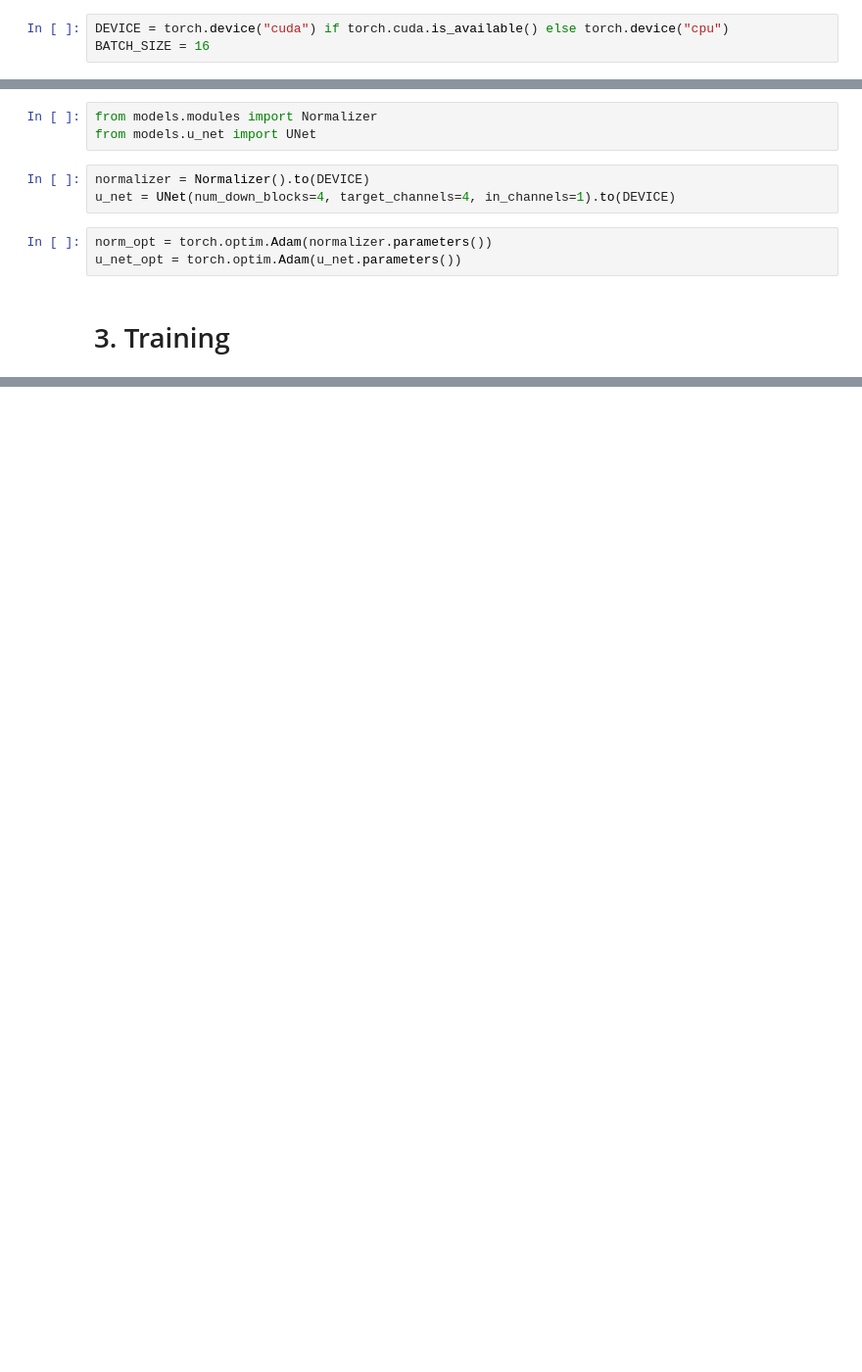
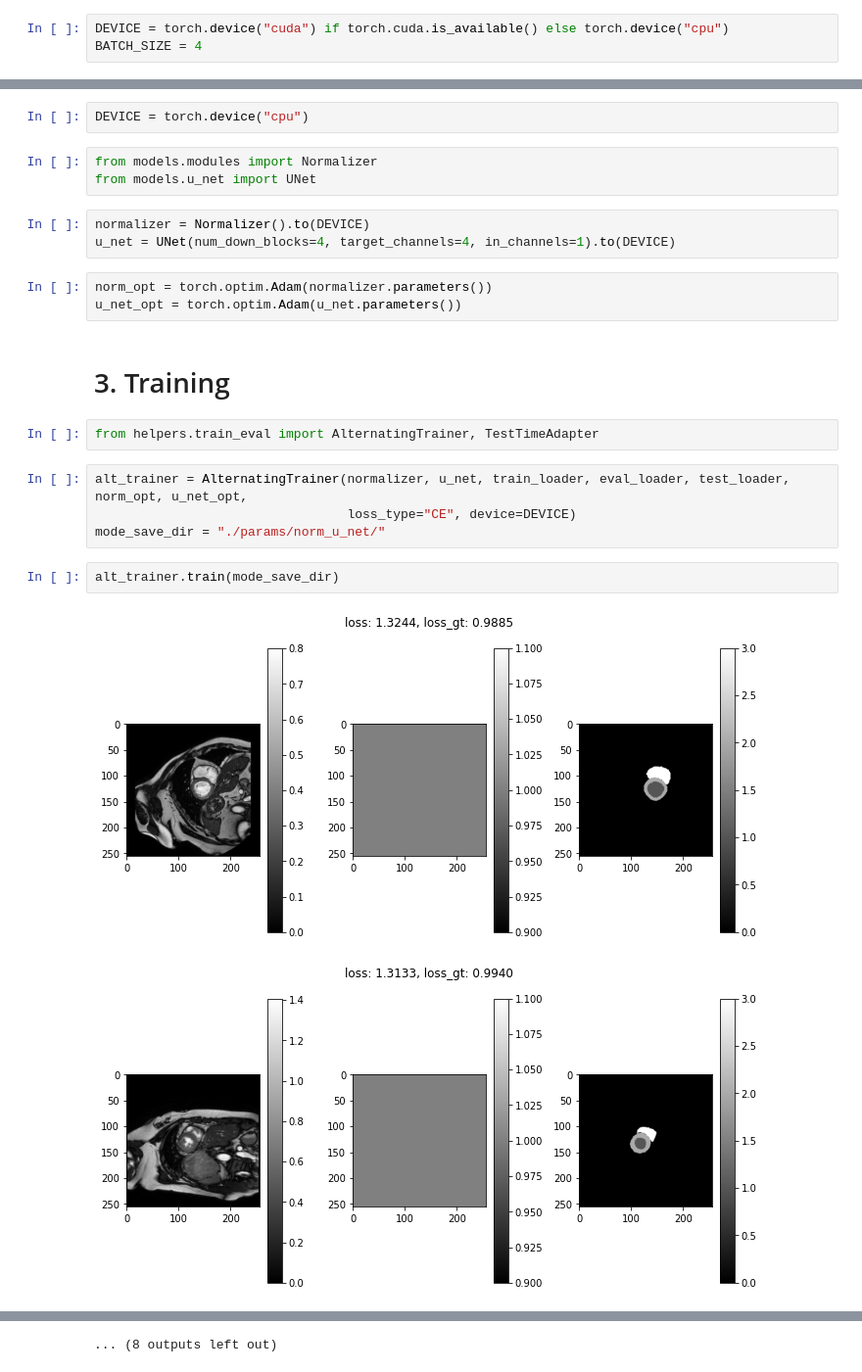
Before and after one commit to 10258392511/SemesterProject1, a Jupyter notebook: run_alternating_opt.ipynb, the cells around one changed output, grey strips where cells are left out. Shown at 98% size. Saved outputs shown, nothing was run; the diff lists cells and outputs as text; blank space fills up the shorter version.

Commit message:
tested AlternatingTrainer

```diff
--- a/run_alternating_opt.ipynb
+++ b/run_alternating_opt.ipynb
@@ -9,7 +9,7 @@ import matplotlib.pyplot as plt
 from torch.utils.data import DataLoader
 # %%
 DEVICE = torch.device("cuda") if torch.cuda.is_available() else torch.device("cpu")
-BATCH_SIZE = 16
+BATCH_SIZE = 4
 # %% [markdown]
 # 1. Dataset
 # %%
@@ -67,5 +67,7 @@ torch.Size([16, 1, 256, 256]), torch.Size([16, 1, 256, 256])
 # %% [markdown]
 # 2. Model
+# %%
+DEVICE = torch.device("cpu")
 # %%
 from models.modules import Normalizer
 from models.u_net import UNet
@@ -77,3 +79,14 @@ norm_opt = torch.optim.Adam(normalizer.parameters())
 u_net_opt = torch.optim.Adam(u_net.parameters())
 # %% [markdown]
 # 3. Training
+# %%
+from helpers.train_eval import AlternatingTrainer, TestTimeAdapter
+# %%
+alt_trainer = AlternatingTrainer(normalizer, u_net, train_loader, eval_loader, test_loader, norm_opt, u_net_opt,
+                                 loss_type="CE", device=DEVICE)
+mode_save_dir = "./params/norm_u_net/"
+# %%
+alt_trainer.train(mode_save_dir)
+# %% [output]
+[figure, added]
+[figure, added]
@@ -79,0 +103 @@ u_net_opt = torch.optim.Adam(u_net.parameters())
+... (8 outputs left out)
```
Also changed, not shown: parts of 5 cells of this notebook, 4 other files.
